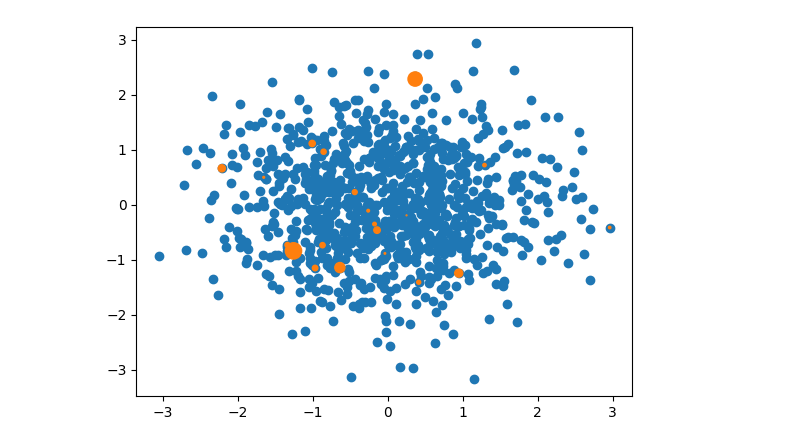
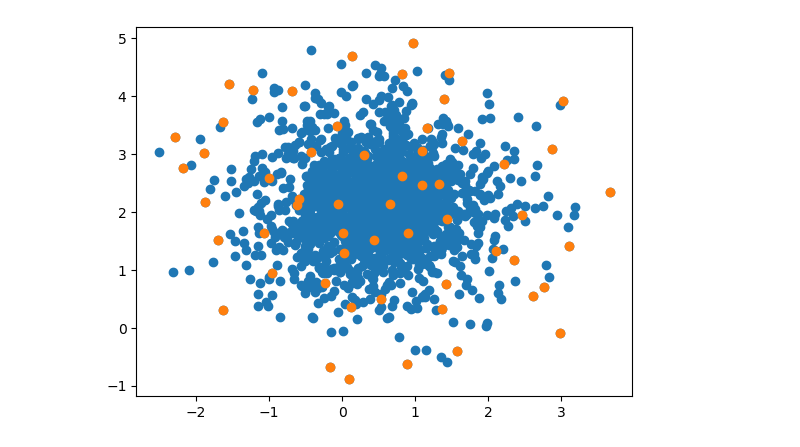
Before and after one commit to kaushal-003/Data-Science-Project, a Jupyter notebook: DPP.ipynb, the cells around one changed output. Drawn from its saved outputs; the diff is of its cells as text; code cells hidden in the pictures.

```diff
--- a/DPP.ipynb
+++ b/DPP.ipynb
@@ -1,76 +1,65 @@
 # %%
 import numpy as np
-from scipy.linalg import sqrtm
-from scipy.stats import ortho_group
+from scipy.linalg import eigh
+from sklearn.datasets import make_blobs
+from dppy.finite_dpps import FiniteDPP
+
 
 def generate_rff_matrix(X, tau, num_features):
     n, d = X.shape
-
-    # Generate random Fourier vectors
-    # omega = np.random.normal(size=(d, num_features)) / np.sqrt(tau)
+    omega = np.random.normal(size=(d, num_features)) / np.sqrt(tau)
     #use laplace distribution
     omega = np.random.laplace(size=(d, num_features)) / np.sqrt(tau)
     b = 2 * np.pi * np.random.rand(num_features)
-    cos_component = np.cos(X @ omega + b)  # (n, num_features)
-    sin_component = np.sin(X @ omega + b)  # (n, num_features)
-
-    # Combine cos and sin components into the RFF matrix
+    cos_component = np.cos(X @ omega + b)
+    sin_component = np.sin(X @ omega + b)
     rff_matrix = np.empty((2*num_features, n))
     rff_matrix[:num_features, :] = cos_component.T
     rff_matrix[num_features:, :] = sin_component.T
     return rff_matrix
 
-
-
 def compute_dpp_sample(rff_matrix, num_samples):
-    # Compute the Gram matrix ΨΨ^T
     gram_matrix = rff_matrix @ rff_matrix.T
-
-    # Perform eigendecomposition of the Gram matrix
-    eigenvalues, eigenvectors = np.linalg.eigh(gram_matrix)
-    # Keep only positive eigenvalues and corresponding eigenvectors
-    positive_indices = eigenvalues > 0
-    positive_eigenvalues = eigenvalues[positive_indices]
-    positive_eigenvectors = eigenvectors[:, positive_indices]
-
-    # Normalize eigenvectors
-    normalized_eigenvectors=[]
-    for eigen_vector in positive_eigenvectors.T:
-        eigen_vector1 = eigen_vector/np.linalg.norm(eigen_vector)
-        normalized_eigenvectors.append(eigen_vector1)
-    normalized_eigenvectors = np.array(normalized_eigenvectors).T
-    # Sample indices according to the DPP distribution
-    num_samples = min(num_samples, len(positive_eigenvalues))
-    sampled_indices = np.random.choice(len(positive_eigenvalues), num_samples, replace=False, p=positive_eigenvalues/np.sum(positive_eigenvalues))
-    probability = positive_eigenvalues/np.sum(positive_eigenvalues)
-    # print(probability[sampled_indices])
-    weights=1/probability[sampled_indices]
-    weights=weights/np.sum(weights)
-    return sampled_indices,weights
-
-
+    L_enc= rff_matrix.T @ rff_matrix
+    dpp_L = FiniteDPP('likelihood', **{'L': L_enc})
+    # print(dpp_L.sample_exact())
+    return dpp_L.sample_exact(),np.ones(num_samples)
 
 def dpp_coreset(X, tau, num_samples):
-    r = 2*num_samples # Choose r as a function of m (number of samples)
+    r = 2*num_samples
     rff_matrix = generate_rff_matrix(X, tau, r)
-
     sampled_indices,weights = compute_dpp_sample(rff_matrix, num_samples)
     # print(sampled_indices)
+    sampled_indices=list(sampled_indices)
     return X[sampled_indices], weights,sampled_indices
 
-# Example usage:
-# Assuming X is your dataset (n x d numpy array), tau is the Gaussian kernel parameter, and m is the number of samples
-X = np.random.randn(1000, 2)  # Example dataset
+def make_dense_blobs(n_samples, centers, cluster_std, center_box):
+    X, _ = make_blobs(n_samples=n_samples, centers=centers, cluster_std=cluster_std, center_box=center_box, random_state=0)
+    center = np.mean(X, axis=0)
+    X_dense = np.vstack([X, np.random.normal(center, cluster_std / 2, size=(n_samples, X.shape[1]))])
+    return X_dense
+
+cluster_std = 1.0
+center_box = (-5, 5)
+X = make_dense_blobs(n_samples=1000, centers=1, cluster_std=1.0, center_box=(-5,5))
 tau = 1.5
-m = 20
-sampled_points, weights,_ = dpp_coreset(X, tau, m)
-print("Sampled Points:", sampled_points)
-print("Weights:", weights)
+m = 100
+sampled_points, weights,_= dpp_coreset(X, tau, m)
+rX=[]
+random_indices=np.random.choice(X.shape[0], m, replace=False)
+for i in random_indices:
+    rX.append(X[i])
+# print("Sampled Points:", sampled_points)
+# print("Weights:", weights)
 
 #plot the sampled points
 import matplotlib.pyplot as plt
 plt.scatter(X[:,0],X[:,1],label='Original Data')
 #point shoould be bigger if it has more weight
-plt.scatter(sampled_points[:,0],sampled_points[:,1],label='Sampled Points',s=weights*500)
+plt.scatter(sampled_points[:,0],sampled_points[:,1],label='Sampled Points')
+
 plt.show()
+plt.scatter(X[:,0],X[:,1],label='Original Data')
+plt.scatter(np.array(rX)[:,0],np.array(rX)[:,1],label='Random Points',color='green')
+plt.show()
 # %% [output]
@@ -94 +66 @@ Weights: [0.00346987 0.00076822 0.0025775  0.05379682 0.00626367 0.00734032
-[figure, old version]
+[figure, new version]
```
Also changed, not shown: parts of 26 cells of this notebook.
